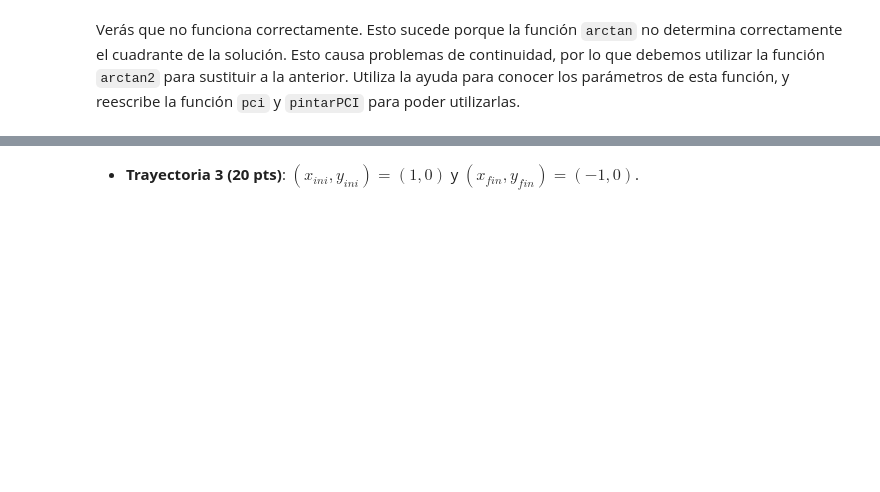
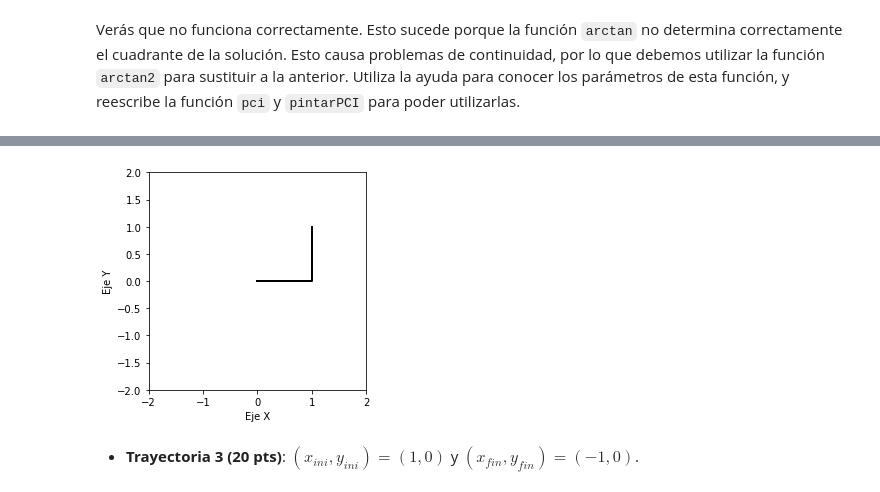
Before and after one commit to antoniomanuelfr/Robotica-Industrial, a Jupyter notebook: Practica 1/Práctica 1.ipynb, the cells around one changed output, grey strips where cells are left out. Drawn from its saved outputs; the diff is of its cells as text; code cells hidden in the pictures; blank space fills up the shorter version.

```diff
--- a/Practica 1/Práctica 1.ipynb
+++ b/Practica 1/Práctica 1.ipynb
@@ -162,8 +199,29 @@ Verás que no funciona correctamente. Esto sucede porque la función `arctan` no
 # Define aquí tu nueva función pci2 y pintarPCI2:
 def pci2(L1,L2,x,y):
     # Devuelve un array con los valores de th1 y th2 para las posiciones (x,y).
+        # Devuelve un array con los valores de th1 y th2 para las posiciones (x,y).
+    cos_th2 = (x**2 + y**2 - L1**2 - L2**2) / (2*L1*L2)
+    th2 = np.arccos(cos_th2)
+    th1 = np.arctan2((y*(L1 + (L2 * cos_th2)) - (x * L2 * np.sin(th2))),
+                     (x*(L1 + (L2 * cos_th2)) + (y * L2 * np.sin(th2))))
+    return np.c_[th1.reshape(-1,1), th2.reshape(-1,1)]
 
 def pintarPCI2(i, L1, L2, pini, pfin, Npuntos, ax):
     # Igual que pintarPCI1 pero llamando a pci2.
+    init()
+
+    px = np.arange(Npuntos)
+    py = np.arange(Npuntos)
+
+    xn = pini[0] + ((pfin[0]-pini[0])/Npuntos)*px
+    yn = pini[1] + ((pfin[1]-pini[1])/Npuntos)*py
+    p = pci2(L1,L2,xn,yn)
+    robot(1,p[i][0], [xn[i],yn[i]],ax)
+    ax.plot(xn[:i], yn[:i])
 # %%
 # Calcula la trayectoria y pintala de nuevo, con los nuevos pci2 y pintarPCI2.
+N=30
+fig, ax = plt.subplots()
+anim = animation.FuncAnimation(fig, pintarPCI2, frames = N, fargs = (1, 1,[1,1],[-1,0], N, ax), interval = 30)
+HTML(anim.to_jshtml())
+# %% [output]
@@ -170,3 +229,4 @@ def pintarPCI2(i, L1, L2, pini, pfin, Npuntos, ax):
+[figure, added]
 # %% [markdown]
 - **Trayectoria 3 (20 pts)**: $(x_{ini}, y_{ini})=(1,0)$ y $(x_{fin}, y_{fin})=(-1,0)$.
 # %%
```
Also changed, not shown: parts of 11 cells of this notebook, 1 other file.
